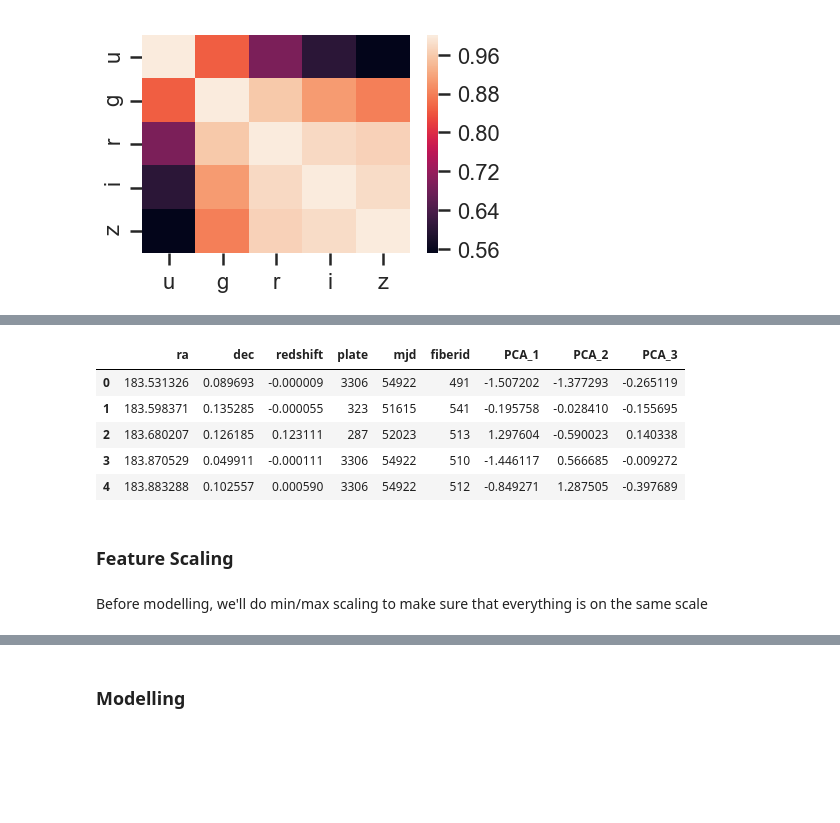
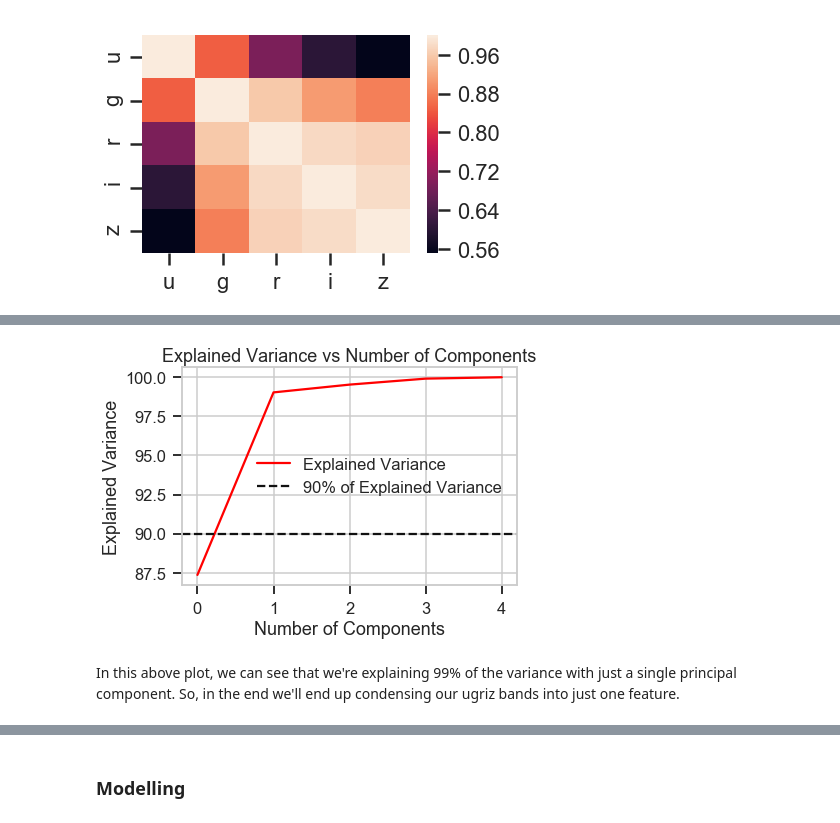
Before and after one commit to garrettlducharme/SDSS_classification, a Jupyter notebook: Technical_Notebook.ipynb, the cells around one changed output, grey strips where cells are left out. Cells and saved outputs as stored; diff of their text form; code cells hidden in the pictures; blank space fills up the shorter version.

```diff
--- a/Technical_Notebook.ipynb
+++ b/Technical_Notebook.ipynb
@@ -159,0 +170,5 @@ We don't want to lose too much information here, so we'll address this problem w
+# %%
+X.drop('mjd', axis=1, inplace=True)
+# %%
+# Splitting into training and test sets
+X_train, X_test, y_train, y_test = train_test_split(X, y_encoded, test_size=0.20, random_state=42)
@@ -160,22 +181,21 @@ We don't want to lose too much information here, so we'll address this problem w
 # %%
 # PCA fitting and transforming
-pca = PCA(n_components=3)
-ugriz = pca.fit_transform(X[['u', 'g', 'r', 'i', 'z']])
+sns.set_context('talk')
+pca = PCA()
+pca.fit(X_train_ss[['u', 'g', 'r', 'i', 'z']])
+cumsum = np.cumsum(pca.explained_variance_ratio_)*100
+d = [n for n in range(len(cumsum))]
+plt.figure(figsize=(6,4))
+plt.plot(d, cumsum, color='red', label = 'Explained Variance')
+plt.title('Explained Variance vs Number of Components')
+plt.ylabel('Explained Variance')
+plt.xlabel('Number of Components')
+plt.xticks([0,1,2,3,4])
+plt.axhline(y = 90, color='k', linestyle='--', label = '90% of Explained Variance')
+plt.legend(loc='best');
 
-X = pd.concat((X, pd.DataFrame(ugriz)), axis=1)
-X.rename({0: 'PCA_1', 1: 'PCA_2', 2: 'PCA_3'}, axis=1, inplace = True)
-X.drop(['u', 'g', 'r', 'i', 'z'], axis=1, inplace=True)
+# X = pd.concat((X, pd.DataFrame(ugriz)), axis=1)
+# X.rename({0: 'PCA_1', 1: 'PCA_2', 2: 'PCA_3'}, axis=1, inplace = True)
+# X.drop(['u', 'g', 'r', 'i', 'z'], axis=1, inplace=True)
+# %% [output]
+[figure, added]
-# %%
-final_X = X
-final_X.head()
-# %% [output]
-|  | ra | dec | redshift | plate | mjd | fiberid | PCA_1 | PCA_2 | PCA_3 |
-| 0 | 183.531326 | 0.089693 | -0.000009 | 3306 | 54922 | 491 | -1.507202 | -1.377293 | -0.265119 |
-| 1 | 183.598371 | 0.135285 | -0.000055 | 323 | 51615 | 541 | -0.195758 | -0.028410 | -0.155695 |
-| 2 | 183.680207 | 0.126185 | 0.123111 | 287 | 52023 | 513 | 1.297604 | -0.590023 | 0.140338 |
-| 3 | 183.870529 | 0.049911 | -0.000111 | 3306 | 54922 | 510 | -1.446117 | 0.566685 | -0.009272 |
-| 4 | 183.883288 | 0.102557 | 0.000590 | 3306 | 54922 | 512 | -0.849271 | 1.287505 | -0.397689 |
-# %% [markdown]
-### Feature Scaling
-# %% [markdown]
-Before modelling, we'll do min/max scaling to make sure that everything is on the same scale
@@ -184,0 +202,2 @@ X = mm.fit_transform(X)
+# %% [markdown]
+In this above plot, we can see that we're explaining 99% of the variance with just a single principal component. So, in the end we'll end up condensing our ugriz bands into just one feature.
```
Also changed, not shown: parts of 17 cells of this notebook, 1 other file.
